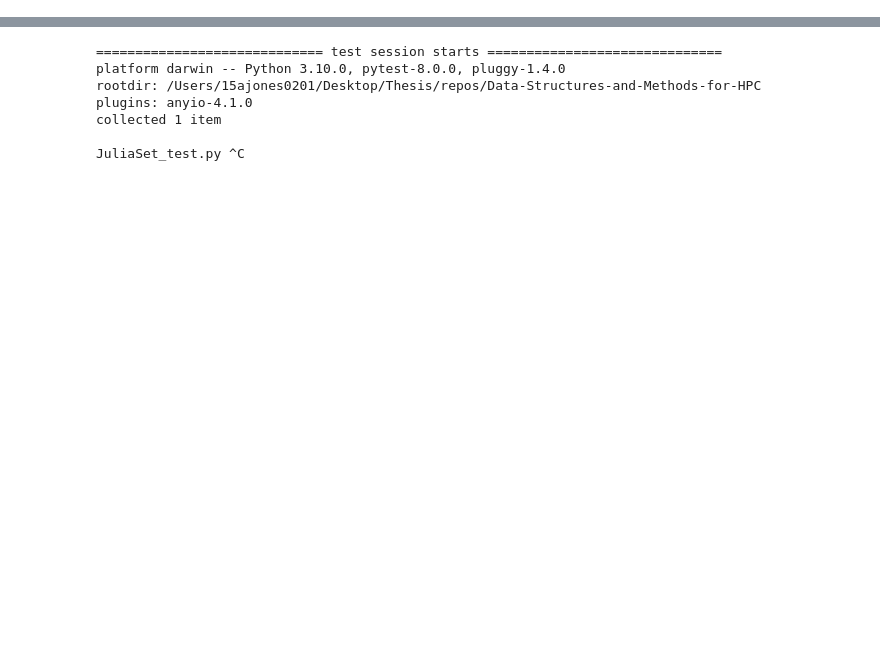
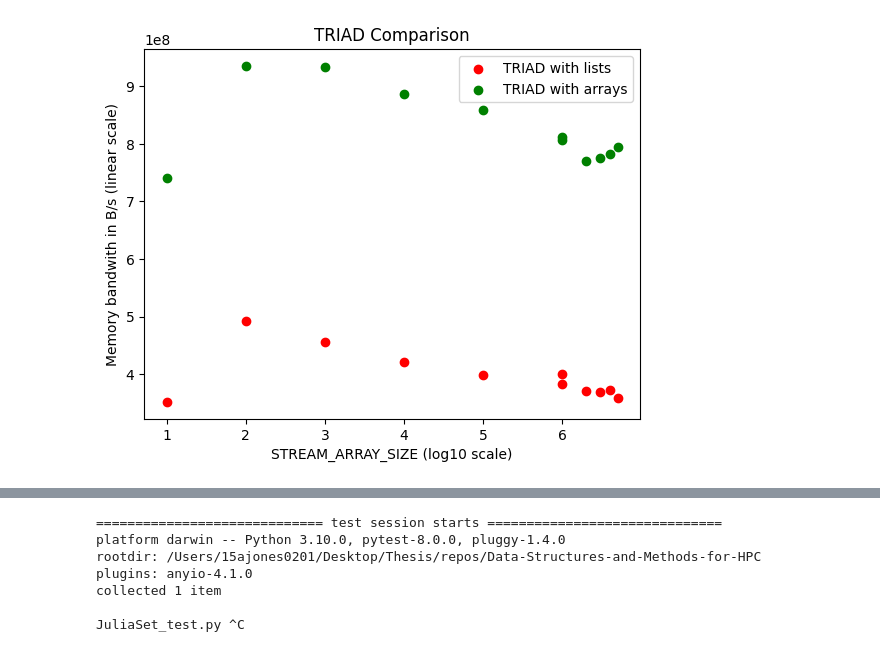
Before and after one commit to 15ajones/Data-Structures-and-Methods-for-HPC, a Jupyter notebook: assignment2.ipynb, the cells around one changed output, grey strips where cells are left out. Saved outputs shown, nothing was run; the diff lists cells and outputs as text; code cells hidden in the pictures; blank space fills up the shorter version.

```diff
--- a/assignment2.ipynb
+++ b/assignment2.ipynb
@@ -0,0 +228,10 @@
+# %%
+plot_operation(3, results_list, 'red', 'add list')
+plot_operation(3, results_array, 'green', 'add array')
+plt.legend(['TRIAD with lists','TRIAD with arrays'])
+plt.title("TRIAD Comparison")
+plt.xlabel('STREAM_ARRAY_SIZE (log10 scale)')
+plt.ylabel('Memory bandwith in B/s (linear scale)')
+plt.show()
+# %% [output]
+[figure, added]
```
Also changed, not shown: parts of 24 cells of this notebook.
